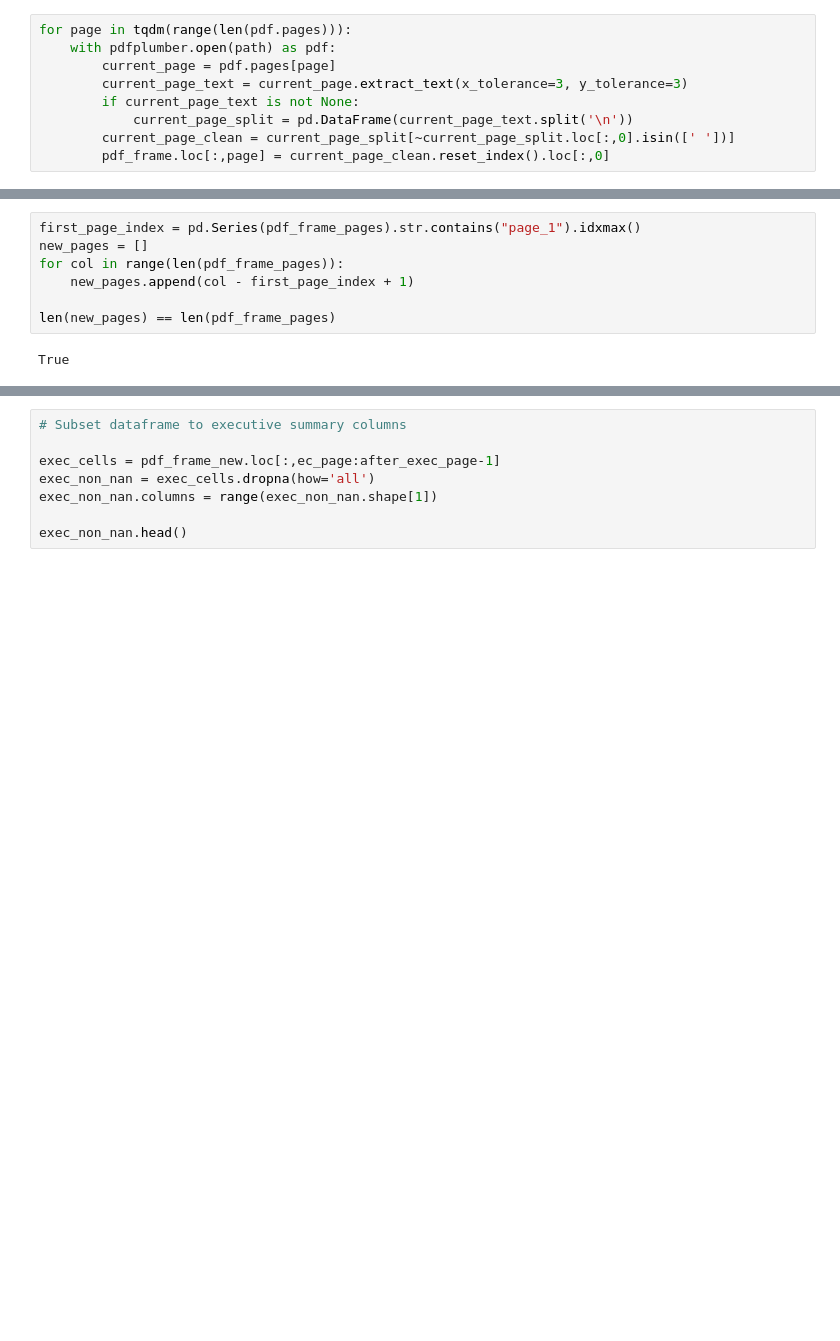
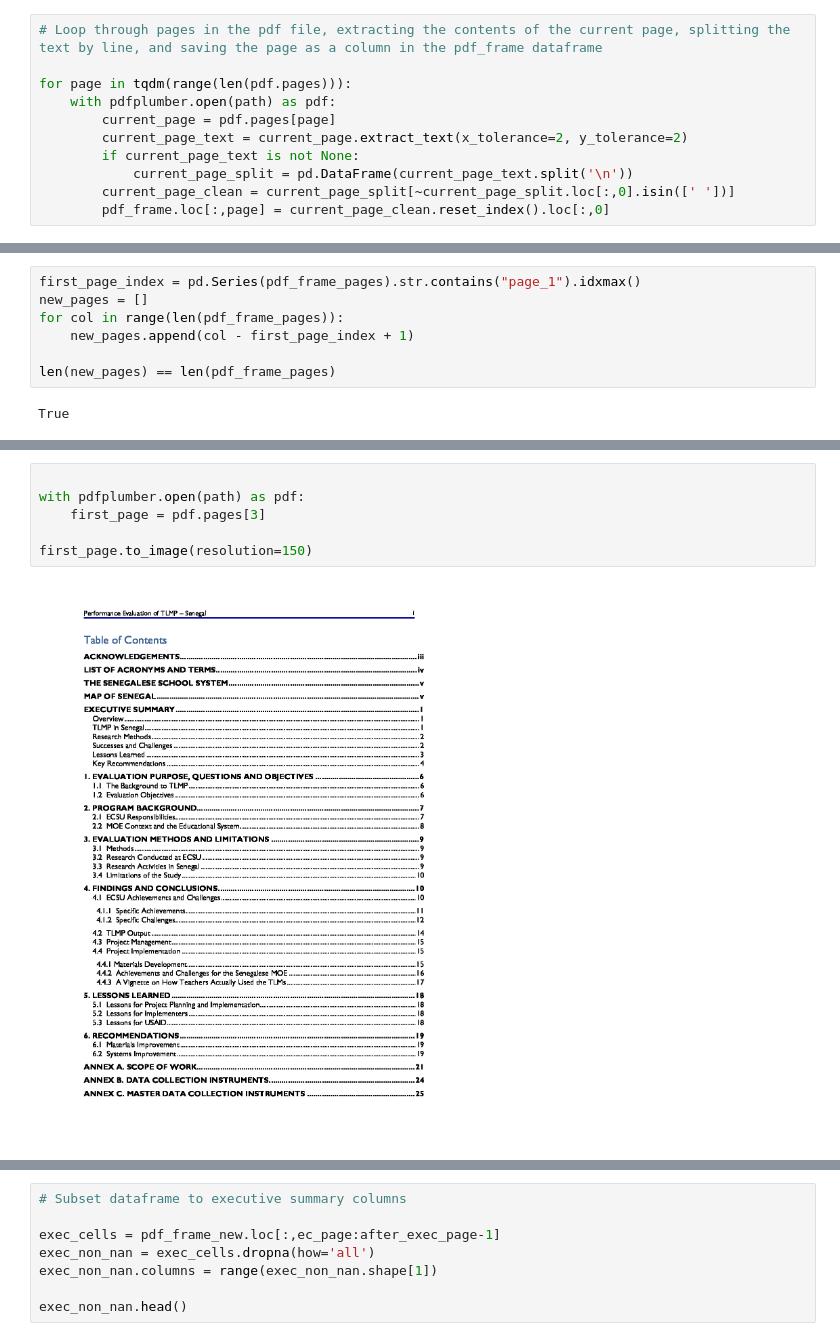
Before and after one commit to AaronScherf/dec_j2sr, a Jupyter notebook: text_extract.ipynb, the cells around one changed output, grey strips where cells are left out. Cells and saved outputs as stored; diff of their text form; blank space fills up the shorter version.

```diff
--- a/text_extract.ipynb
+++ b/text_extract.ipynb
@@ -94,9 +93,11 @@ first_page_clean
 pdf_frame = pd.DataFrame(np.nan, index=range(100), columns=range(len(pdf.pages)))
 # %%
+# Loop through pages in the pdf file, extracting the contents of the current page, splitting the text by line, and saving the page as a column in the pdf_frame dataframe
+
 for page in tqdm(range(len(pdf.pages))):
     with pdfplumber.open(path) as pdf:
         current_page = pdf.pages[page]
-        current_page_text = current_page.extract_text(x_tolerance=3, y_tolerance=3)
+        current_page_text = current_page.extract_text(x_tolerance=2, y_tolerance=2)
         if current_page_text is not None:
             current_page_split = pd.DataFrame(current_page_text.split('\n'))
         current_page_clean = current_page_split[~current_page_split.loc[:,0].isin([' '])]
@@ -182,0 +179,8 @@ page_nf0
+# %%
+
+with pdfplumber.open(path) as pdf:
+    first_page = pdf.pages[3]
+
+first_page.to_image(resolution=150)
+# %% [output]
+[figure, added]
```
Also changed, not shown: parts of 19 cells of this notebook, 18 other files.
